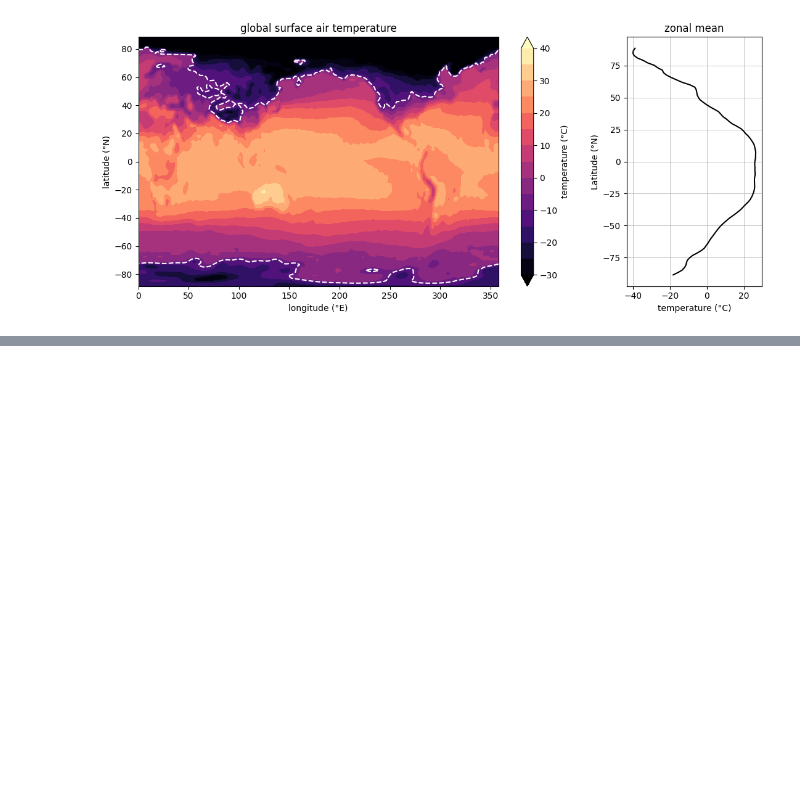
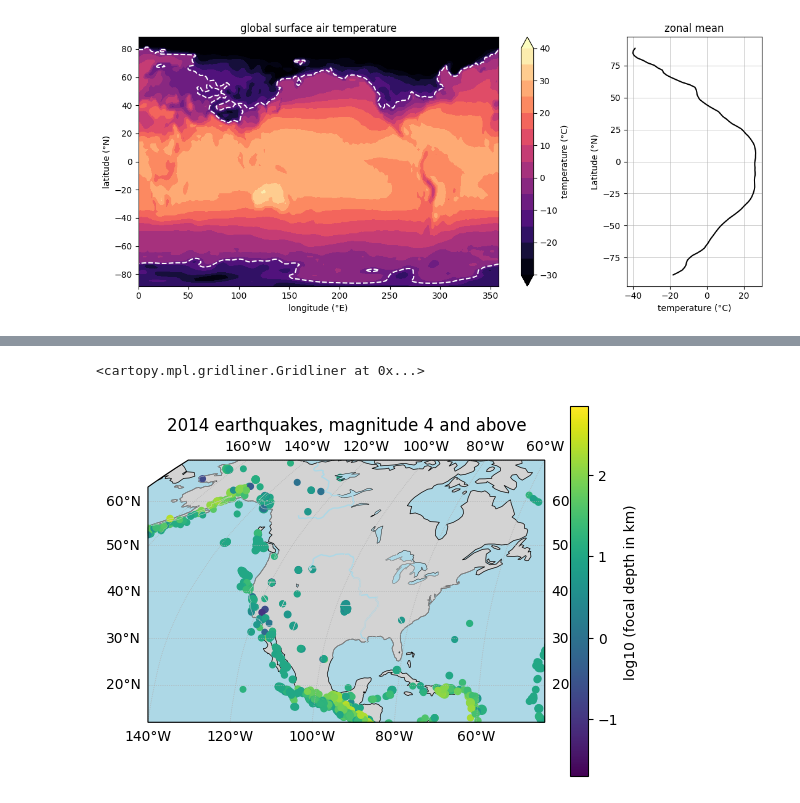
Before and after one commit to LucaSchaerz/2025_Intro_Python, a Jupyter notebook: live/part-I/1.4-matplotlib-and-xarray-exercises.ipynb, the cells around one changed output, grey strips where cells are left out. Saved outputs shown, nothing was run; the diff lists cells and outputs as text; code cells hidden in the pictures; blank space fills up the shorter version.

```diff
--- a/live/part-I/1.4-matplotlib-and-xarray-exercises.ipynb
+++ b/live/part-I/1.4-matplotlib-and-xarray-exercises.ipynb
@@ -653,16 +745,48 @@ path = pooch.retrieve(
 # %%
-# Your solution here
+numerics = np.genfromtxt(path, delimiter=",", skip_header=1, usecols=(1, 2, 3, 4))
+
+lat = numerics[:, 0]
+long = numerics[:, 1]
+depth = numerics[:, 2]
+mag =  numerics[:, 3]
+
+mask = (mag >= 4) & (depth > 0)
+
+#nouveaux masquées
+lat = lat[mask]
+long = long[mask]
+depth = depth[mask]
+mag = mag[mask]
+
+#figures
+fig, ax = plt.subplots(subplot_kw={"projection": ccrs.Robinson()})
+ax.add_feature(cfeature.OCEAN, facecolor="lightblue")
+ax.add_feature(cfeature.LAND, facecolor="lightgrey", edgecolor="black", linewidth=0.5)
+ax.add_feature(cfeature.LAKES, facecolor="lightblue", edgecolor="black", linewidth=0.3)
+ax.add_feature(cfeature.RIVERS, edgecolor="lightblue")
+ax.add_feature(cfeature.STATES, edgecolor="lightgray", linewidth=0.3)
+ax.set_extent([-140, -60, 12, 70], ccrs.PlateCarree())
+cf = ax.scatter(long, lat, transform=ccrs.PlateCarree(), c=np.log10(depth), s=mag ** 2)
+
+ax.set_title("2014 earthquakes, magnitude 4 and above")
+plt.colorbar(cf, ax=ax, label="log10 (focal depth in km)")
+
+ax.gridlines(linewidth=0.5, linestyle=':', draw_labels=True)
+
 # Hint: load the four numeric columns with
 #       np.genfromtxt(path, delimiter=",", skip_header=1, usecols=(1, 2, 3, 4))
 #       -- usecols skips the text columns (time, place, ...) mixed in with the numbers
 # Hint: keep mag >= 4 and depth_km > 0 (a few events are recorded at exactly 0 km, which
 #       np.log10 cannot take); combine the two conditions into one mask with & ("and")
 # Hint: fig, ax = plt.subplots(subplot_kw={"projection": ccrs.Robinson()})
 # Hint: ax.set_extent([-140, -60, 12, 70], ccrs.PlateCarree()) crops to the window shown
 # Hint: the features are cfeature.LAND, cfeature.OCEAN, cfeature.LAKES, cfeature.RIVERS and
 #       cfeature.STATES; add_feature takes edgecolor, facecolor and linewidth, and STATES
 #       reads better in gray at a thin linewidth
 # Hint: ax.scatter(longitude, latitude, transform=ccrs.PlateCarree(),
 #                  c=np.log10(depth_km), s=mag ** 2)
 #       -- transform tells cartopy the coordinates are plain lon/lat, not already projected
 # Hint: finish with ax.gridlines, a labelled colorbar, and a title
+# %% [output]
+<cartopy.mpl.gridliner.Gridliner at 0x...>
+[figure, added]
```
Also changed, not shown: parts of 6 cells of this notebook.
